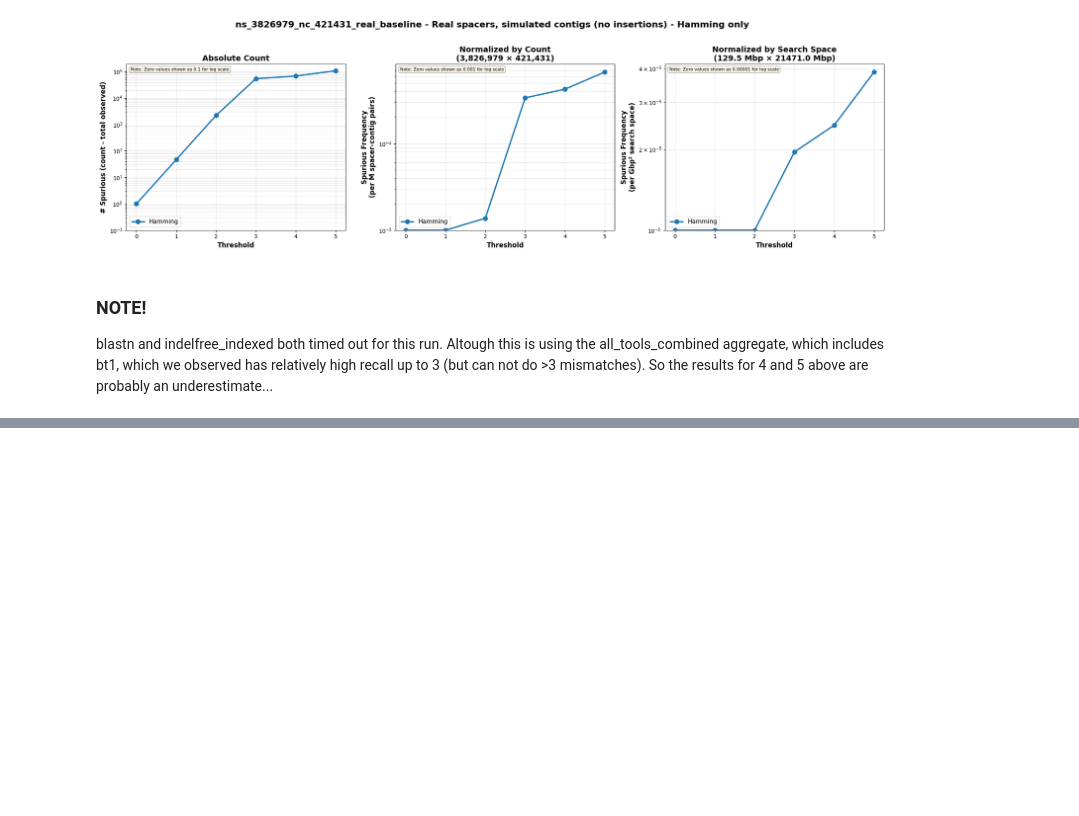
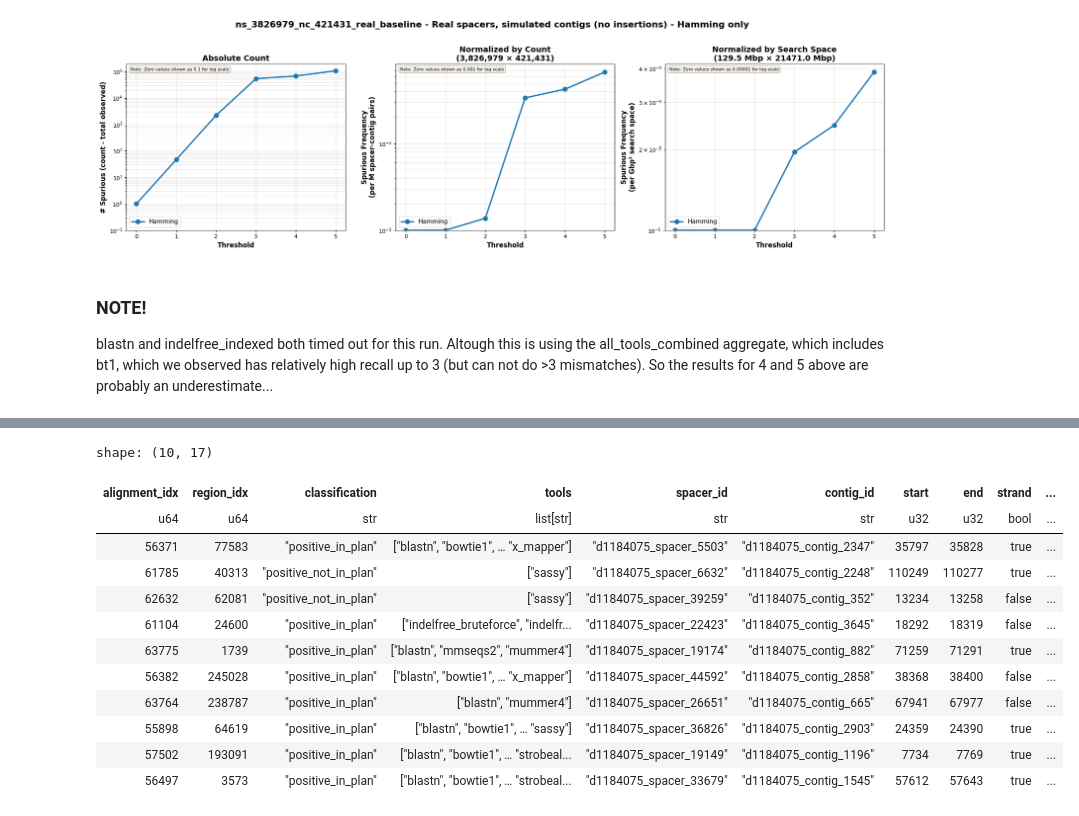
Before and after one commit to rickbeeloo/spacer_matching_bench, a Jupyter notebook: notebooks/distance_metric_analysis.ipynb, the cells around one changed output, grey strips where cells are left out. Cells and saved outputs as stored; diff of their text form; code cells hidden in the pictures; blank space fills up the shorter version.

```diff
--- a/notebooks/distance_metric_analysis.ipynb
+++ b/notebooks/distance_metric_analysis.ipynb
@@ -1259,0 +1691,38 @@ blastn and indelfree_indexed both timed out for this run. Altough this is using
+# %%
+# Test on small simulation
+test_sim = "ns_50000_nc_5000"
+test_sim_dir = f"results/simulated/{test_sim}"
+
+# print(f"Testing on: {test_sim}")
+# print(f"Directory: {test_sim_dir}")
+
+# # Run multi-metric analysis
+# multi_metric_results = analyze_simulation_multi_metric(
+#     sim_dir=test_sim_dir,
+#     max_distance_threshold=5,
+#     coordinate_tolerance=5,
+#     gap_open=5,
+#     gap_extend=5,
+# )
+
+# # Save results
+# output_file = f"{test_sim_dir}/multi_metric_distances.parquet"
+# multi_metric_results.write_parquet(output_file)
+multi_metric_results = pl.read_parquet(f"{test_sim_dir}/multi_metric_distances.parquet")
+# print(f"\nSaved results to: {output_file}")
+# %%
+multi_metric_results.head(10)
+# %% [output]
+shape: (10, 17)
+| alignment_idx | region_idx | classification | tools | spacer_id | contig_id | start | end | strand | ... |
+| u64 | u64 | str | list[str] | str | str | u32 | u32 | bool | ... |
+| 56371 | 77583 | "positive_in_plan" | ["blastn", "bowtie1", … "x_mapper"] | "d1184075_spacer_5503" | "d1184075_contig_2347" | 35797 | 35828 | true | ... |
+| 61785 | 40313 | "positive_not_in_plan" | ["sassy"] | "d1184075_spacer_6632" | "d1184075_contig_2248" | 110249 | 110277 | true | ... |
+| 62632 | 62081 | "positive_not_in_plan" | ["sassy"] | "d1184075_spacer_39259" | "d1184075_contig_352" | 13234 | 13258 | false | ... |
+| 61104 | 24600 | "positive_in_plan" | ["indelfree_bruteforce", "indelfr... | "d1184075_spacer_22423" | "d1184075_contig_3645" | 18292 | 18319 | false | ... |
+| 63775 | 1739 | "positive_in_plan" | ["blastn", "mmseqs2", "mummer4"] | "d1184075_spacer_19174" | "d1184075_contig_882" | 71259 | 71291 | true | ... |
+| 56382 | 245028 | "positive_in_plan" | ["blastn", "bowtie1", … "x_mapper"] | "d1184075_spacer_44592" | "d1184075_contig_2858" | 38368 | 38400 | false | ... |
+| 63764 | 238787 | "positive_in_plan" | ["blastn", "mummer4"] | "d1184075_spacer_26651" | "d1184075_contig_665" | 67941 | 67977 | false | ... |
+| 55898 | 64619 | "positive_in_plan" | ["blastn", "bowtie1", … "sassy"] | "d1184075_spacer_36826" | "d1184075_contig_2903" | 24359 | 24390 | true | ... |
+| 57502 | 193091 | "positive_in_plan" | ["blastn", "bowtie1", … "strobeal... | "d1184075_spacer_19149" | "d1184075_contig_1196" | 7734 | 7769 | true | ... |
+| 56497 | 3573 | "positive_in_plan" | ["blastn", "bowtie1", … "strobeal... | "d1184075_spacer_33679" | "d1184075_contig_1545" | 57612 | 57643 | true | ... |
```
Also changed, not shown: parts of 17 cells of this notebook, 12 other files.
